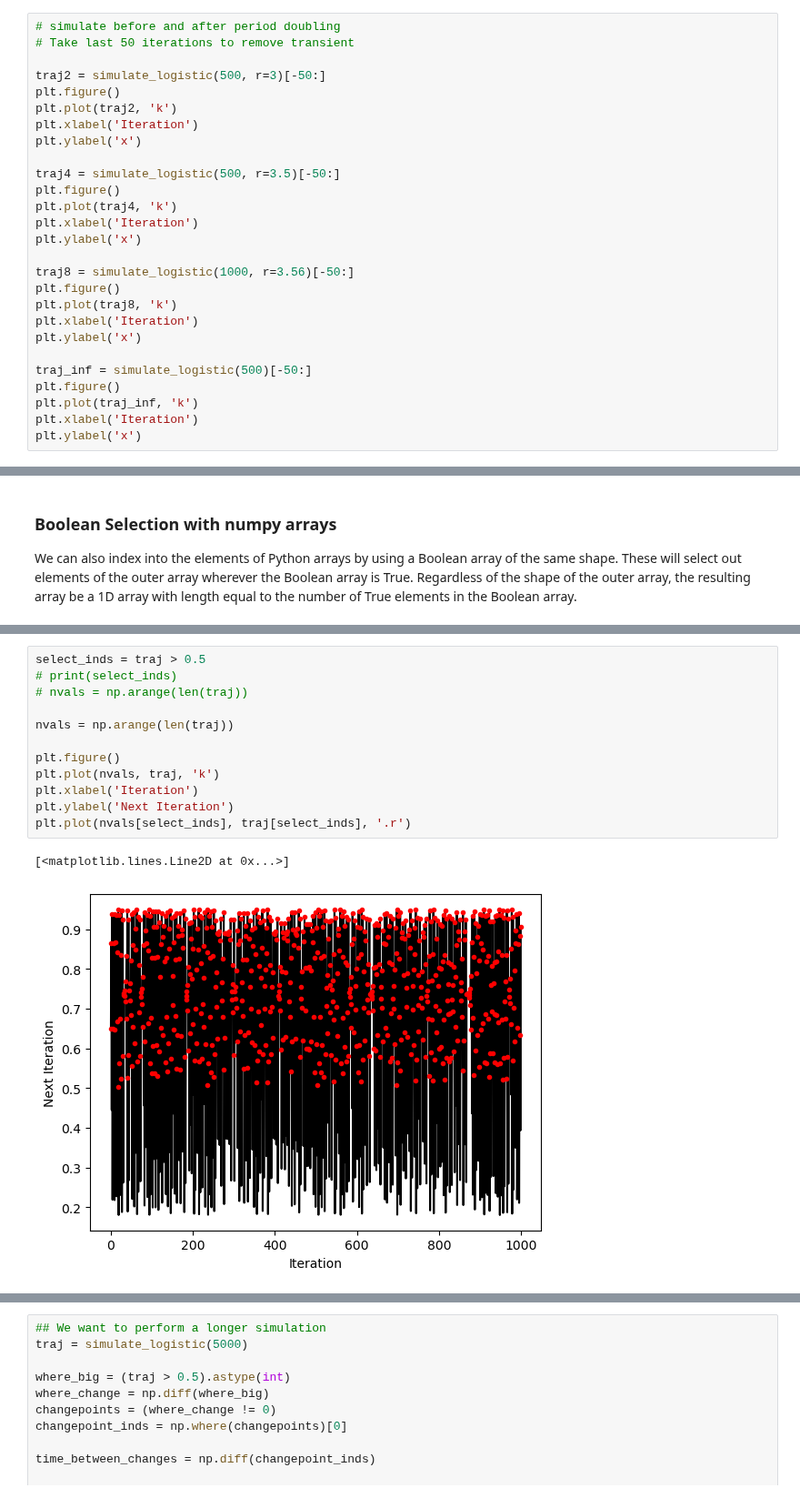
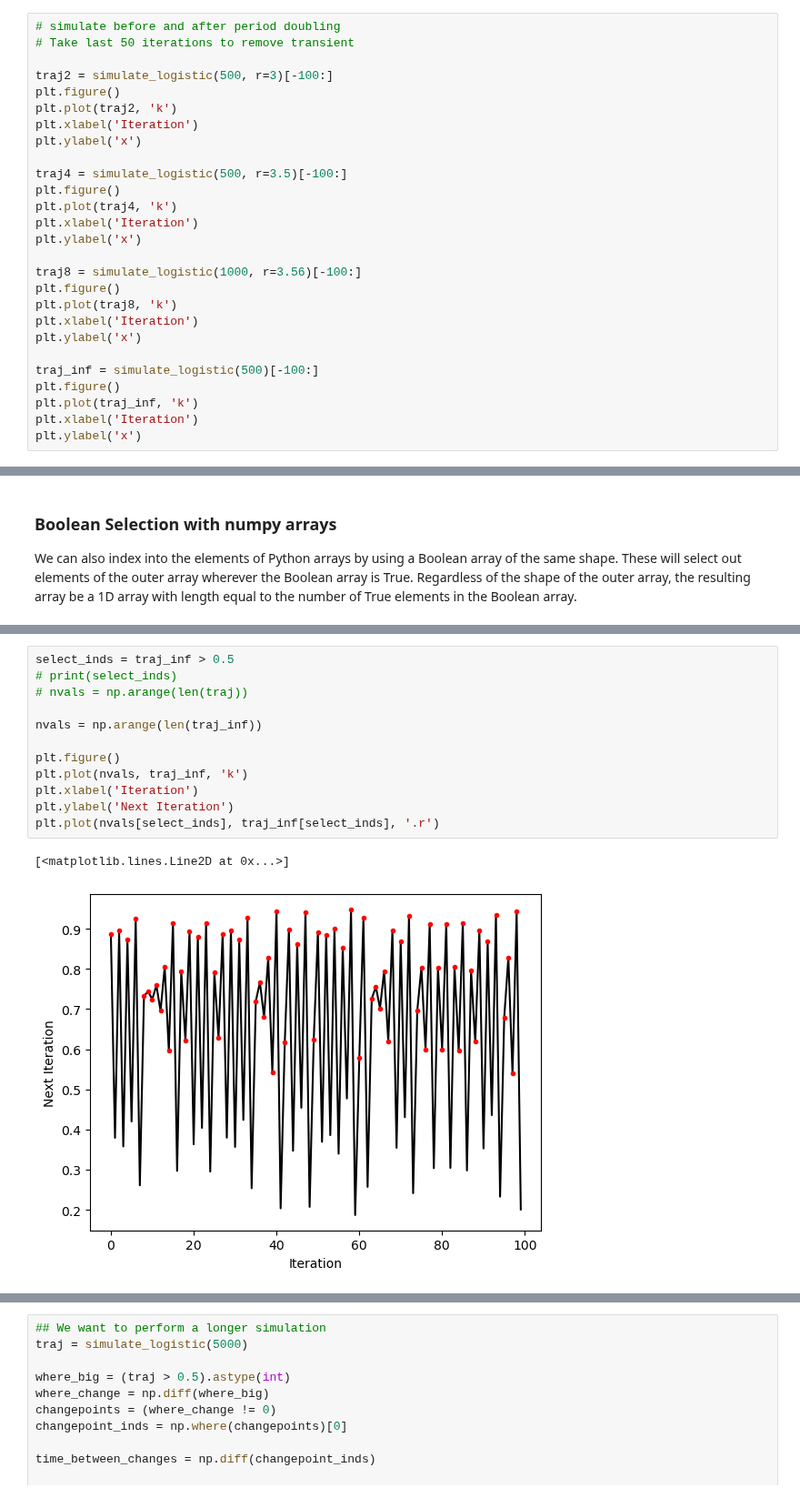
Before and after one commit to williamgilpin/cphy, a Jupyter notebook: talks/vectorization_mandelbrot.ipynb, the cells around one changed output, grey strips where cells are left out. Shown at 91% size. Saved outputs shown, nothing was run; the diff lists cells and outputs as text.

```diff
--- a/talks/vectorization_mandelbrot.ipynb
+++ b/talks/vectorization_mandelbrot.ipynb
@@ -285,25 +281,25 @@ We can use strided slicing to take every $k^{th}$ element of an array. To illust
 # simulate before and after period doubling
 # Take last 50 iterations to remove transient
 
-traj2 = simulate_logistic(500, r=3)[-50:]
+traj2 = simulate_logistic(500, r=3)[-100:]
 plt.figure()
 plt.plot(traj2, 'k')
 plt.xlabel('Iteration')
 plt.ylabel('x')
 
-traj4 = simulate_logistic(500, r=3.5)[-50:]
+traj4 = simulate_logistic(500, r=3.5)[-100:]
 plt.figure()
 plt.plot(traj4, 'k')
 plt.xlabel('Iteration')
 plt.ylabel('x')
 
-traj8 = simulate_logistic(1000, r=3.56)[-50:]
+traj8 = simulate_logistic(1000, r=3.56)[-100:]
 plt.figure()
 plt.plot(traj8, 'k')
 plt.xlabel('Iteration')
 plt.ylabel('x')
 
-traj_inf = simulate_logistic(500)[-50:]
+traj_inf = simulate_logistic(500)[-100:]
 plt.figure()
 plt.plot(traj_inf, 'k')
 plt.xlabel('Iteration')
@@ -373,16 +444,16 @@ plt.imshow(a, cmap='Blues', vmin=0)
 # %%
-select_inds = traj > 0.5
+select_inds = traj_inf > 0.5
 # print(select_inds)
 # nvals = np.arange(len(traj))
 
-nvals = np.arange(len(traj))
+nvals = np.arange(len(traj_inf))
 
 plt.figure()
-plt.plot(nvals, traj, 'k')
+plt.plot(nvals, traj_inf, 'k')
 plt.xlabel('Iteration')
 plt.ylabel('Next Iteration')
-plt.plot(nvals[select_inds], traj[select_inds], '.r')
+plt.plot(nvals[select_inds], traj_inf[select_inds], '.r')
 # %% [output]
 [<matplotlib.lines.Line2D at 0x...>]
-[figure, old version]
+[figure, new version]
 # %% [markdown]
```
Also changed, not shown: parts of 23 cells of this notebook, 4 other files.
